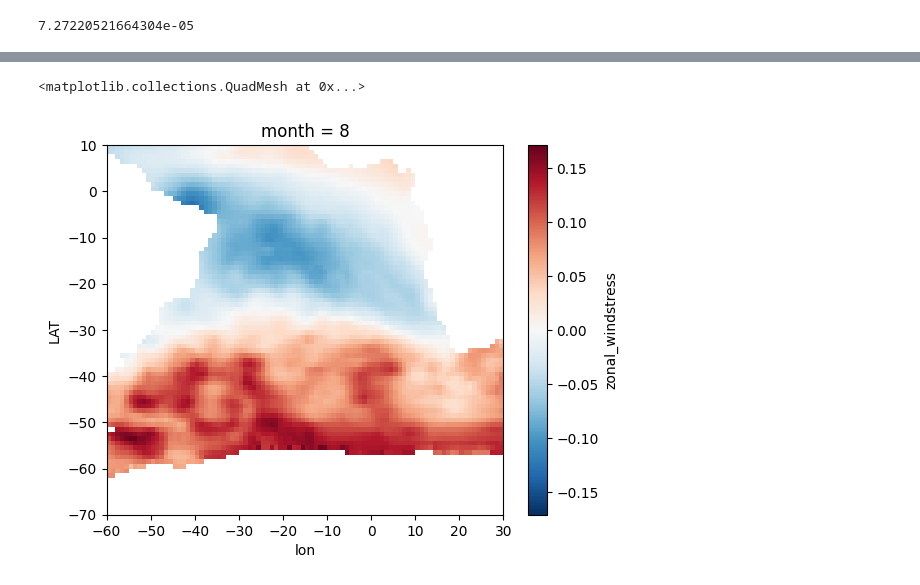
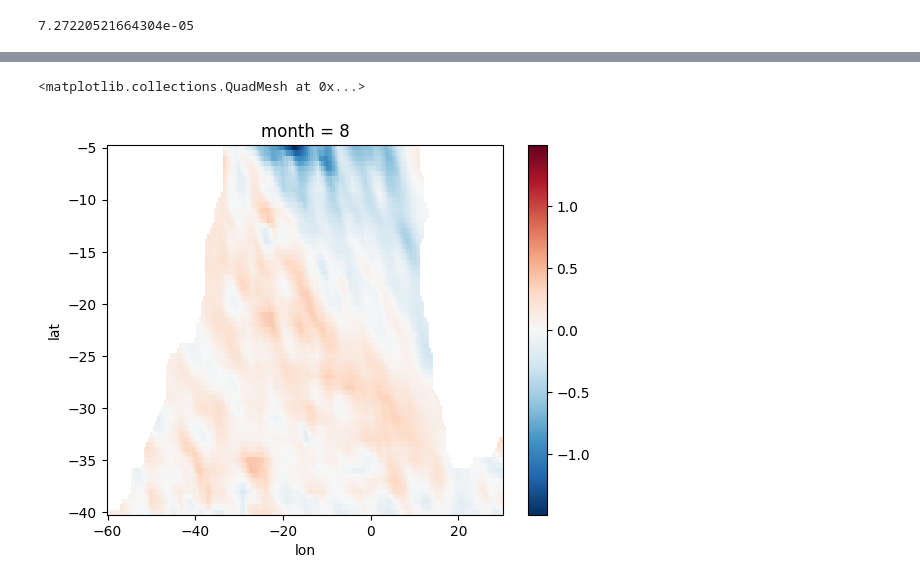
Before and after one commit to JRethemeier/Thermohaline-Circulation, a Jupyter notebook: Assignment7/Assignment7.ipynb, the cells around one changed output, grey strips where cells are left out. Cells and saved outputs as stored; diff of their text form; code cells hidden in the pictures.

```diff
--- a/Assignment7/Assignment7.ipynb
+++ b/Assignment7/Assignment7.ipynb
@@ -95,0 +106,8 @@ geostrophic_velocity.zonal_geostrophic_vel.isel(month=0).plot()
+# %%
+ds = mimoc.copy()
+for var in windstress_interp :
+    ds[var] = windstress_interp[var]
+
+for var in geostrophic_velocity_interp :
+    ds[var] = geostrophic_velocity_interp[var]
+ds
@@ -101,7 +134,9 @@ earth_rotation_rate
 # %% [output]
 7.27220521664304e-05
 # %%
-windstress["coriolis_parameter"] = 2*earth_rotation_rate*np.deg2rad(windstress.lat).assign_attrs(dict(long_name="Coriolis Parameter"))
+ds["coriolis_parameter"] = 2*earth_rotation_rate*np.deg2rad(ds.lat).assign_attrs(dict(long_name="Coriolis Parameter"))
+ds["con_temp_ML"] = gsw.conversions.CT_from_pt(ds.salinity_ML, ds.pot_temp_ML).assign_attrs(dict(long_name="Conservative Temperature in the Mixed Layer"))
+ds["density"] = gsw.density.rho(ds.salinity_ML, ds.con_temp_ML, 0).assign_attrs(dict(long_name="Density in the Mixed Layer"))
 # %%
-windstress["meridional_ekman_transport"] = windstress.zonal_windstress / windstress.coriolis_parameter
-windstress["zonal_ekman_transport"] = - windstress.meridional_windstress / windstress.coriolis_parameter
+ds["meridional_ekman_transport"] = ds.zonal_windstress / ds.coriolis_parameter
+ds["zonal_ekman_transport"] = -ds.meridional_windstress / ds.coriolis_parameter
@@ -135,5 +143,13 @@ Data variables:
-# %%
-windstress.sel(month=8, LAT=slice(-70,10), lon=slice(-60,30)).zonal_windstress.plot()
-# %% [output]
-<matplotlib.collections.QuadMesh at 0x...>
-[figure, removed]
+# %%
+(
+    (
+        1/(ds.density *ds.coriolis_parameter)
+    ) *
+    (
+        ds.zonal_windstress.differentiate("lat") +
+        ds.meridional_windstress.differentiate("lon")
+    )
+).sel(month=8, lon=slice(-60,30), lat=slice(-40, -5)).plot()
+# %% [output]
+<matplotlib.collections.QuadMesh at 0x...>
+[figure, added]
```
Also changed, not shown: parts of 12 cells of this notebook.
